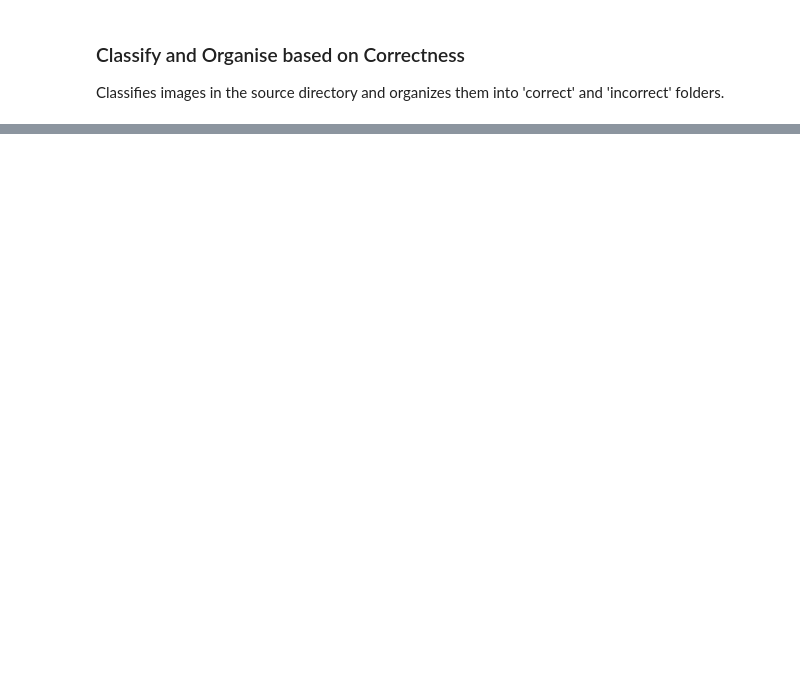
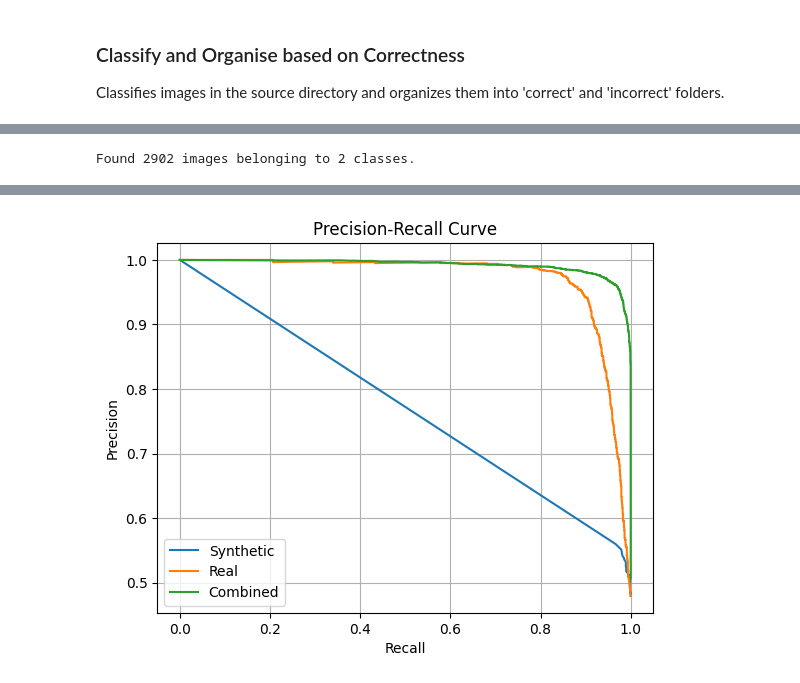
Before and after one commit to OscarKlemenz/Star-Cluster-Classifier, a Jupyter notebook: src2/src/classifier_tests.ipynb, the cells around one changed output, grey strips where cells are left out. Saved outputs shown, nothing was run; the diff lists cells and outputs as text; code cells hidden in the pictures; blank space fills up the shorter version.

Commit message:
Precision recall comparison curves

```diff
--- a/src2/src/classifier_tests.ipynb
+++ b/src2/src/classifier_tests.ipynb
@@ -17,10 +17,10 @@ import re
 All the needed variables are declared, this includes the model and any directories that will be needed
 # %%
 # Load the trained model
-model = tf.keras.models.load_model("../models/64ST.h5")
+model = tf.keras.models.load_model("../models/128SR.h5")
 
 # Directory containing images to classify
-source_directory = "../data/images/64_synth_true_split/test"
+source_directory = "../data/images/128_synth_real_split/test"
 
 # Directory to save classified images
 output_directory = "../128SR_WANG_M33_predictions"
@@ -381,3 +396,71 @@ for filename in os.listdir(source_directory):
         shutil.copy(file_path, os.path.join(target_dir, filename))
 
 print("Images have been classified and organized into 'correct' and 'incorrect' folders.")
+# %%
+import numpy as np
+import matplotlib.pyplot as plt
+from sklearn.metrics import precision_score, recall_score, precision_recall_curve
+from tensorflow.keras.preprocessing.image import ImageDataGenerator
+from tensorflow.keras.models import load_model
+
+def calculate_metrics(y_true, y_pred_probs, thresholds):
+    precisions = []
+    recalls = []
+    for threshold in thresholds:
+        y_pred = (y_pred_probs >= threshold).astype(int)
+        precision = precision_score(y_true, y_pred)
+        recall = recall_score(y_true, y_pred)
+        precisions.append(precision)
+        recalls.append(recall)
+    return precisions, recalls
+
+def plot_precision_recall_curve(y_true, y_pred_probs, label):
+    precisions, recalls, _ = precision_recall_curve(y_true, y_pred_probs)
+    plt.plot(recalls, precisions, label=label)
+
+# File paths for the models
+model_paths = [
+    '../models/128ST.h5',
+    '../models/128R.h5',
+    '../models/128SR.h5'
+]
+
+# Load the models
+models = [load_model(model_path) for model_path in model_paths]
+
+# Datasets directories
+datasets = [
+    '../data/images/128_real_split/test',
+    '../data/images/128_real_split/test',
+    '../data/images/128_synth_real_split/test'
+]
+
+labels = ['Synthetic', 'Real', 'Combined']
+
+test_datagen = ImageDataGenerator(rescale=1./255)
+
+for dataset, model, label in zip(datasets, models, labels):
+    test_data = test_datagen.flow_from_directory(
+        dataset,
+        target_size=(conf.IMAGE_SIZE, conf.IMAGE_SIZE),
+        color_mode='grayscale',
+        batch_size=32,
+        class_mode='categorical',
+        shuffle=False
+    )
+
+    # Get true labels and predicted probabilities
+    y_true = test_data.classes
+    y_pred_probs = model.predict(test_data)[:, 1]
+
+    # Plot precision-recall curve
+    plot_precision_recall_curve(y_true, y_pred_probs, label)
+
+# Customize and show the plot
+plt.xlabel('Recall')
+plt.ylabel('Precision')
+plt.title('Precision-Recall Curve')
+plt.legend()
+plt.grid(True)
+plt.show()
+# %% [output]
@@ -383,0 +470 @@ print("Images have been classified and organized into 'correct' and 'incorrect'
+Found 2902 images belonging to 2 classes.
@@ -383,0 +478 @@ print("Images have been classified and organized into 'correct' and 'incorrect'
+[figure, added]
```
Also changed, not shown: parts of 3 cells of this notebook, 1 other file.
